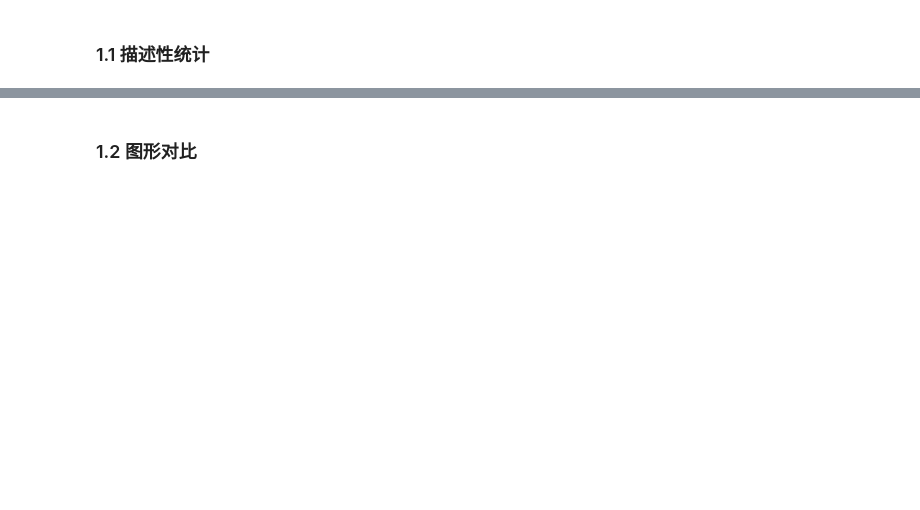
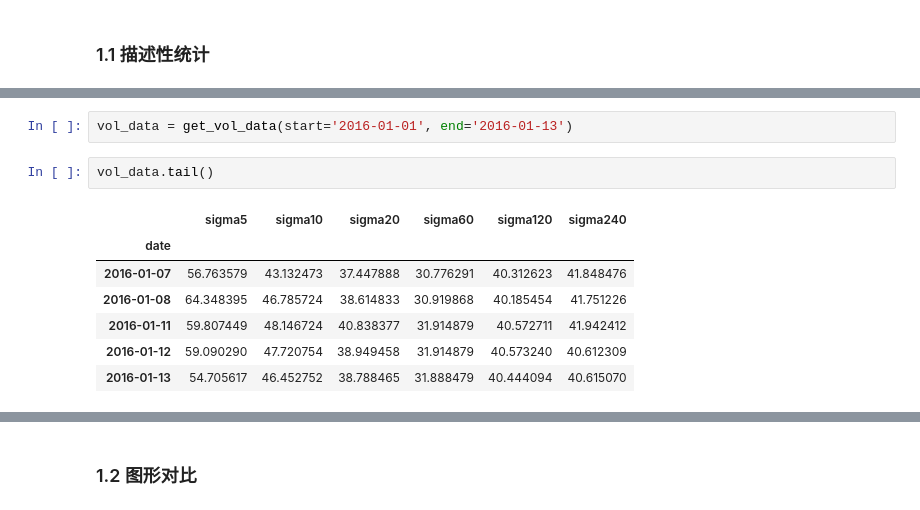
Before and after one commit to onthedesk/research, a Jupyter notebook: 50etf.ipynb, the cells around one changed output, grey strips where cells are left out. Saved outputs shown, nothing was run; the diff lists cells and outputs as text; blank space fills up the shorter version.

```diff
--- a/50etf.ipynb
+++ b/50etf.ipynb
@@ -76,0 +116,12 @@ def get_data(start='2013-10-21', end=''):
+# %%
+vol_data = get_vol_data(start='2016-01-01', end='2016-01-13')
+# %%
+vol_data.tail()
+# %% [output]
+|  | sigma5 | sigma10 | sigma20 | sigma60 | sigma120 | sigma240 |
+| date |  |  |  |  |  |  |
+| 2016-01-07 | 56.763579 | 43.132473 | 37.447888 | 30.776291 | 40.312623 | 41.848476 |
+| 2016-01-08 | 64.348395 | 46.785724 | 38.614833 | 30.919868 | 40.185454 | 41.751226 |
+| 2016-01-11 | 59.807449 | 48.146724 | 40.838377 | 31.914879 | 40.572711 | 41.942412 |
+| 2016-01-12 | 59.090290 | 47.720754 | 38.949458 | 31.914879 | 40.573240 | 40.612309 |
+| 2016-01-13 | 54.705617 | 46.452752 | 38.788465 | 31.888479 | 40.444094 | 40.615070 |
```
Also changed, not shown: parts of 11 cells of this notebook.
